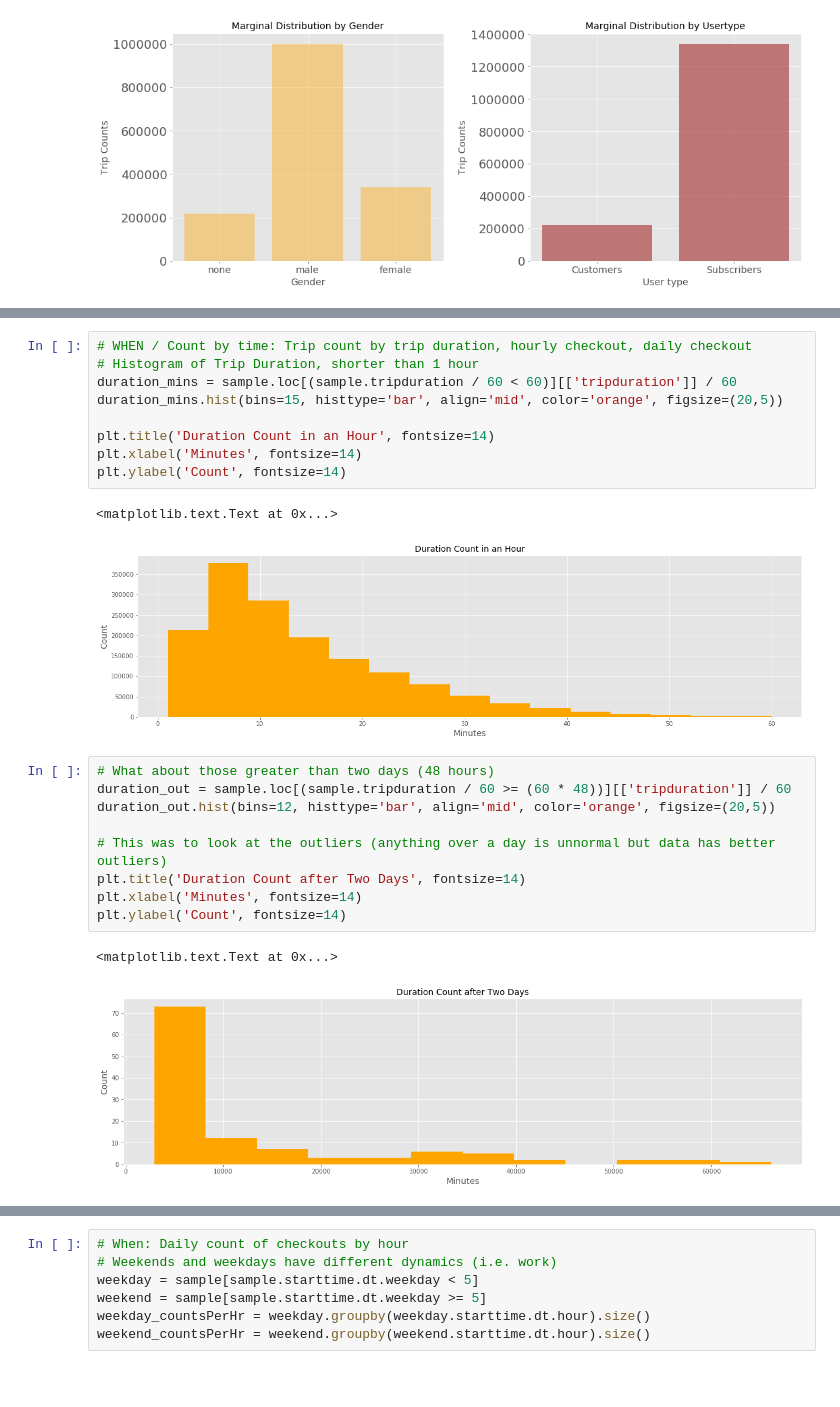
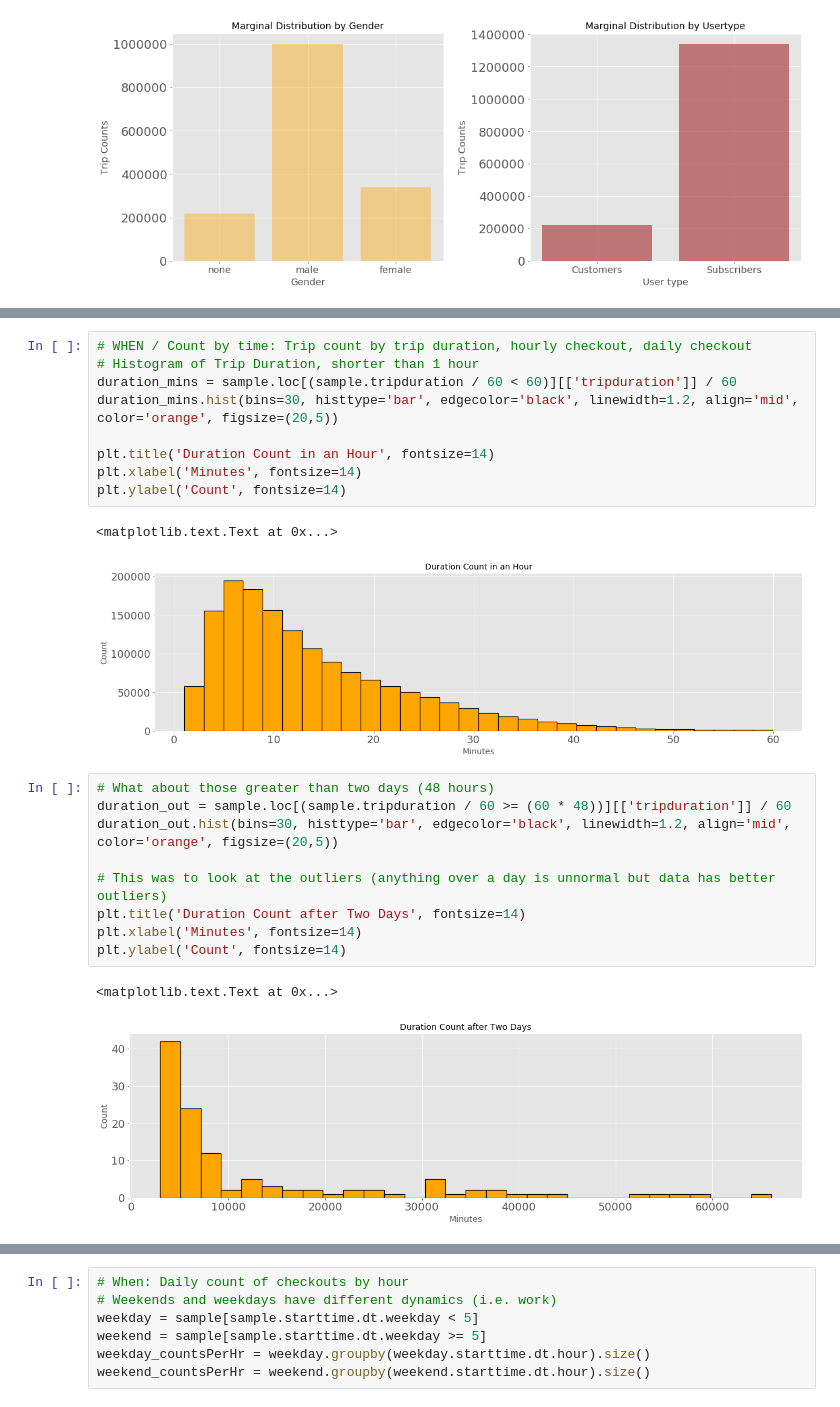
Before and after one commit to advanit/sb-submit, a Jupyter notebook: story.ipynb, the cells around one changed output, grey strips where cells are left out. Cells and saved outputs as stored; diff of their text form; blank space fills up the shorter version.

```diff
--- a/story.ipynb
+++ b/story.ipynb
@@ -243,19 +249,19 @@ plt.show()
 # %%
 # WHEN / Count by time: Trip count by trip duration, hourly checkout, daily checkout
 # Histogram of Trip Duration, shorter than 1 hour
 duration_mins = sample.loc[(sample.tripduration / 60 < 60)][['tripduration']] / 60
-duration_mins.hist(bins=15, histtype='bar', align='mid', color='orange', figsize=(20,5))
+duration_mins.hist(bins=30, histtype='bar', edgecolor='black', linewidth=1.2, align='mid', color='orange', figsize=(20,5))
 
 plt.title('Duration Count in an Hour', fontsize=14)
 plt.xlabel('Minutes', fontsize=14)
 plt.ylabel('Count', fontsize=14)
 # %% [output]
 <matplotlib.text.Text at 0x...>
-[figure, old version]
+[figure, new version]
 # %%
 # What about those greater than two days (48 hours)
 duration_out = sample.loc[(sample.tripduration / 60 >= (60 * 48))][['tripduration']] / 60
-duration_out.hist(bins=12, histtype='bar', align='mid', color='orange', figsize=(20,5))
+duration_out.hist(bins=30, histtype='bar', edgecolor='black', linewidth=1.2, align='mid', color='orange', figsize=(20,5))
 
 # This was to look at the outliers (anything over a day is unnormal but data has better outliers)
 plt.title('Duration Count after Two Days', fontsize=14)
@@ -263,4 +269,4 @@ plt.xlabel('Minutes', fontsize=14)
 plt.ylabel('Count', fontsize=14)
 # %% [output]
 <matplotlib.text.Text at 0x...>
-[figure, old version]
+[figure, new version]
```
Also changed, not shown: parts of 14 cells of this notebook.
